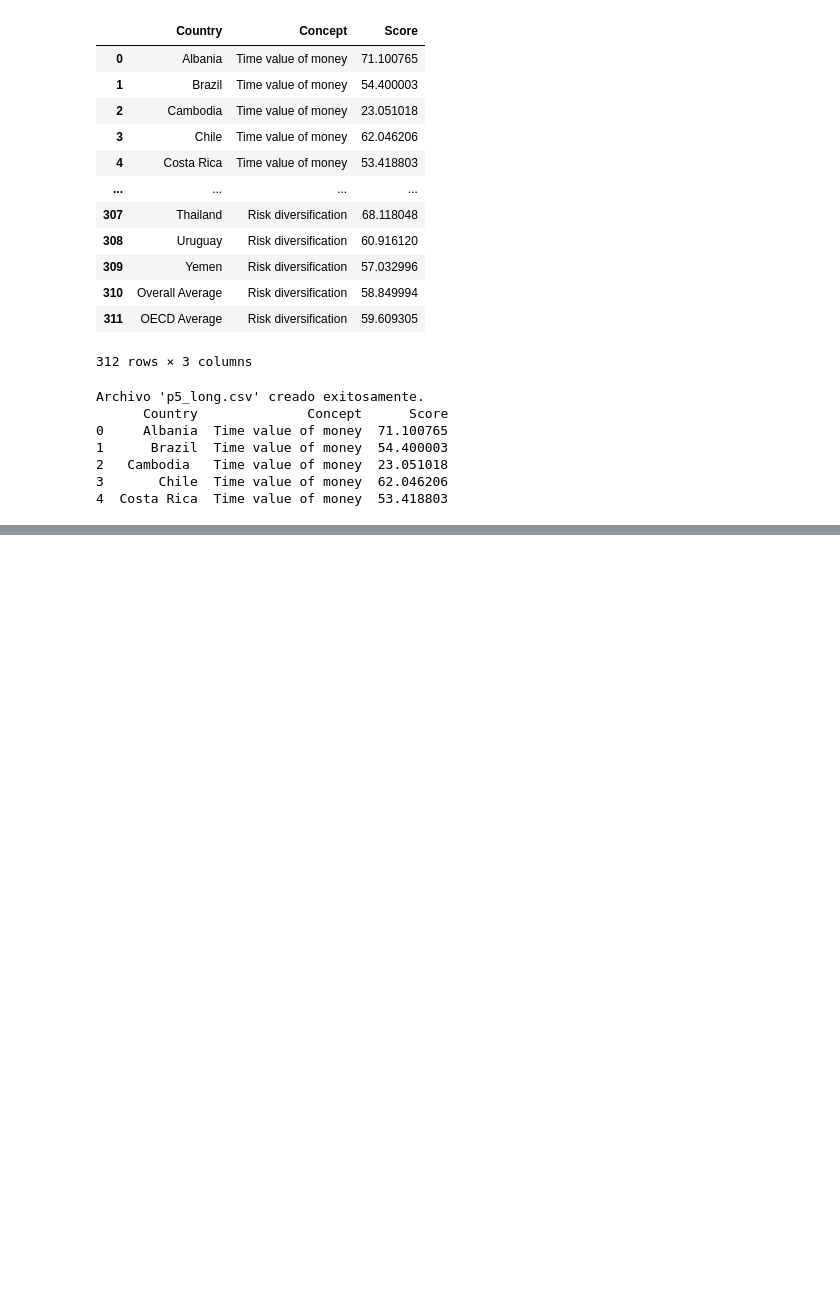
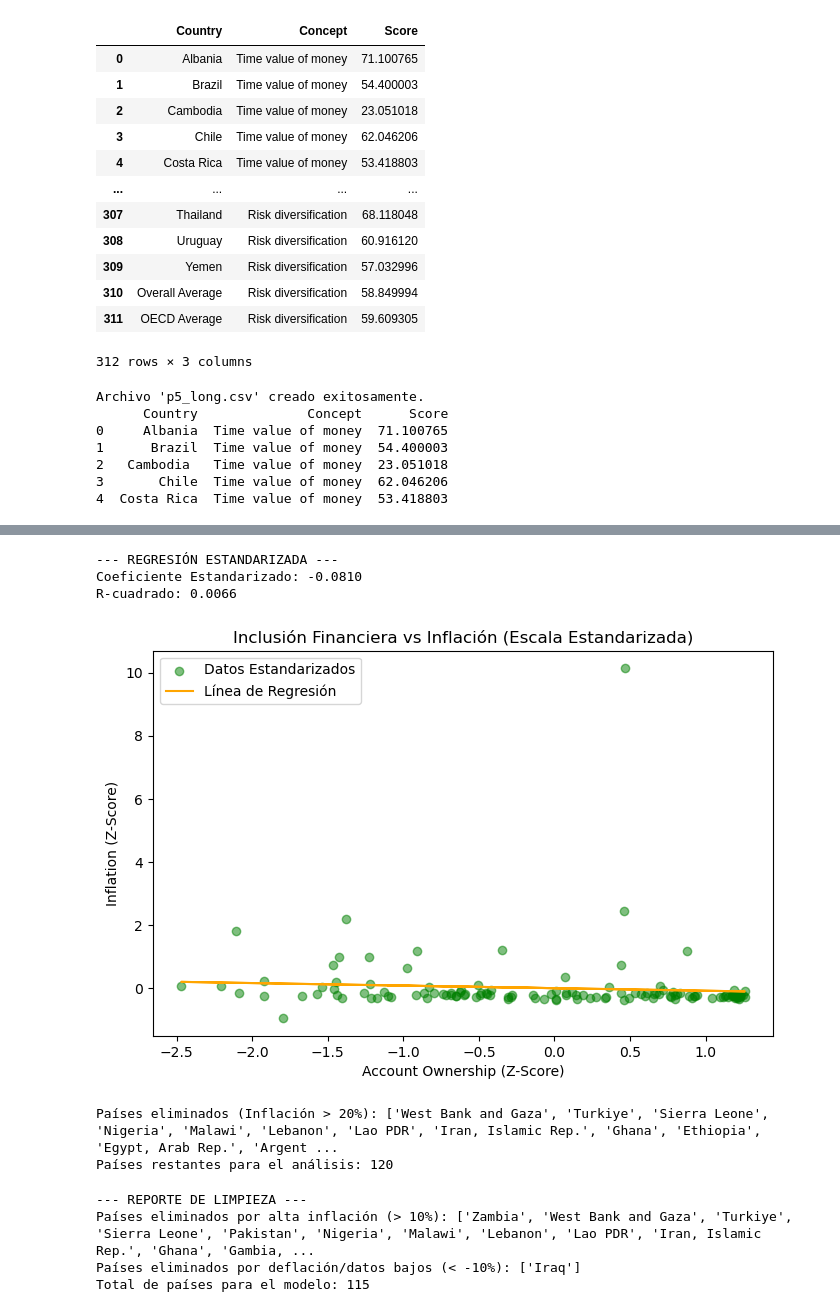
Before and after one commit to CarlosGV1208/CarlosGV1208.github.io, a Jupyter notebook: project/project.ipynb, the cells around one changed output, grey strips where cells are left out. Saved outputs shown, nothing was run; the diff lists cells and outputs as text; code cells hidden in the pictures; blank space fills up the shorter version.

```diff
--- a/project/project.ipynb
+++ b/project/project.ipynb
@@ -440,0 +691,74 @@ Archivo 'p5_long.csv' creado exitosamente.
+# %%
+# Aplicar StandardScaler
+scaler_X = StandardScaler()
+scaler_y = StandardScaler()
+
+X_std = scaler_X.fit_transform(X)
+y_std = scaler_y.fit_transform(y.reshape(-1, 1))
+
+# Entrenar modelo estandarizado
+model_std = LinearRegression()
+model_std.fit(X_std, y_std)
+y_pred_std = model_std.predict(X_std)
+
+print("\n--- REGRESIÓN ESTANDARIZADA ---")
+print(f"Coeficiente Estandarizado: {model_std.coef_[0][0]:.4f}")
+print(f"R-cuadrado: {r2_score(y_std, y_pred_std):.4f}")
+
+# Gráfico 2
+plt.figure(figsize=(8, 5))
+plt.scatter(X_std, y_std, alpha=0.5, color='green', label='Datos Estandarizados')
+plt.plot(X_std, y_pred_std, color='orange', label='Línea de Regresión')
+plt.title('Inclusión Financiera vs Inflación (Escala Estandarizada)')
+plt.xlabel('Account Ownership (Z-Score)')
+plt.ylabel('Inflation (Z-Score)')
+plt.legend()
+plt.show()
+# %% [output]
+--- REGRESIÓN ESTANDARIZADA ---
+Coeficiente Estandarizado: -0.0810
+R-cuadrado: 0.0066
+[figure, added]
+# %%
+# 1. Filtrar el DataFrame original (df_ml)
+# Mantenemos solo países con inflación <= 20%
+df_clean = df_ml[df_ml['Inflation'] <= 15].copy()
+
+# Opcional: Ver qué países fueron eliminados como outliers
+outliers = df_ml[df_ml['Inflation'] > 15]
+print(f"Países eliminados (Inflación > 20%): {outliers['Country'].tolist()}")
+print(f"Países restantes para el análisis: {len(df_clean)}")
+
+# Preparamos las variables X y y con los datos limpios
+X_clean = df_clean[['Account_Ownership']].values
+y_clean = df_clean['Inflation'].values
+# %% [output]
+Países eliminados (Inflación > 20%): ['West Bank and Gaza', 'Turkiye', 'Sierra Leone', 'Nigeria', 'Malawi', 'Lebanon', 'Lao PDR', 'Iran, Islamic Rep.', 'Ghana', 'Ethiopia', 'Egypt, Arab Rep.', 'Argent ...
+Países restantes para el análisis: 120
+# %%
+# 1. Definir los límites del filtro
+limite_superior = 10
+limite_inferior = -10  # Opcional: puedes poner -2 si quieres incluir deflación leve
+
+# 2. Filtrar el DataFrame original (df_ml)
+# Usamos el operador '&' para cumplir ambas condiciones
+df_clean = df_ml[(df_ml['Inflation'] <= limite_superior) &
+                 (df_ml['Inflation'] >= limite_inferior)].copy()
+
+# 3. Identificar quiénes quedaron fuera
+outliers_high = df_ml[df_ml['Inflation'] > limite_superior]
+outliers_low = df_ml[df_ml['Inflation'] < limite_inferior]
+
+print(f"--- REPORTE DE LIMPIEZA ---")
+print(f"Países eliminados por alta inflación (> {limite_superior}%): {outliers_high['Country'].tolist()}")
+print(f"Países eliminados por deflación/datos bajos (< {limite_inferior}%): {outliers_low['Country'].tolist()}")
+print(f"Total de países para el modelo: {len(df_clean)}")
+
+# 4. Preparar las variables X y y con los datos limpios
+X_clean = df_clean[['Account_Ownership']].values
+y_clean = df_clean['Inflation'].values
+# %% [output]
+--- REPORTE DE LIMPIEZA ---
+Países eliminados por alta inflación (> 10%): ['Zambia', 'West Bank and Gaza', 'Turkiye', 'Sierra Leone', 'Pakistan', 'Nigeria', 'Malawi', 'Lebanon', 'Lao PDR', 'Iran, Islamic Rep.', 'Ghana', 'Gambia, ...
+Países eliminados por deflación/datos bajos (< -10%): ['Iraq']
+Total de países para el modelo: 115
```
Also changed, not shown: parts of 26 cells of this notebook, 1 other file.
